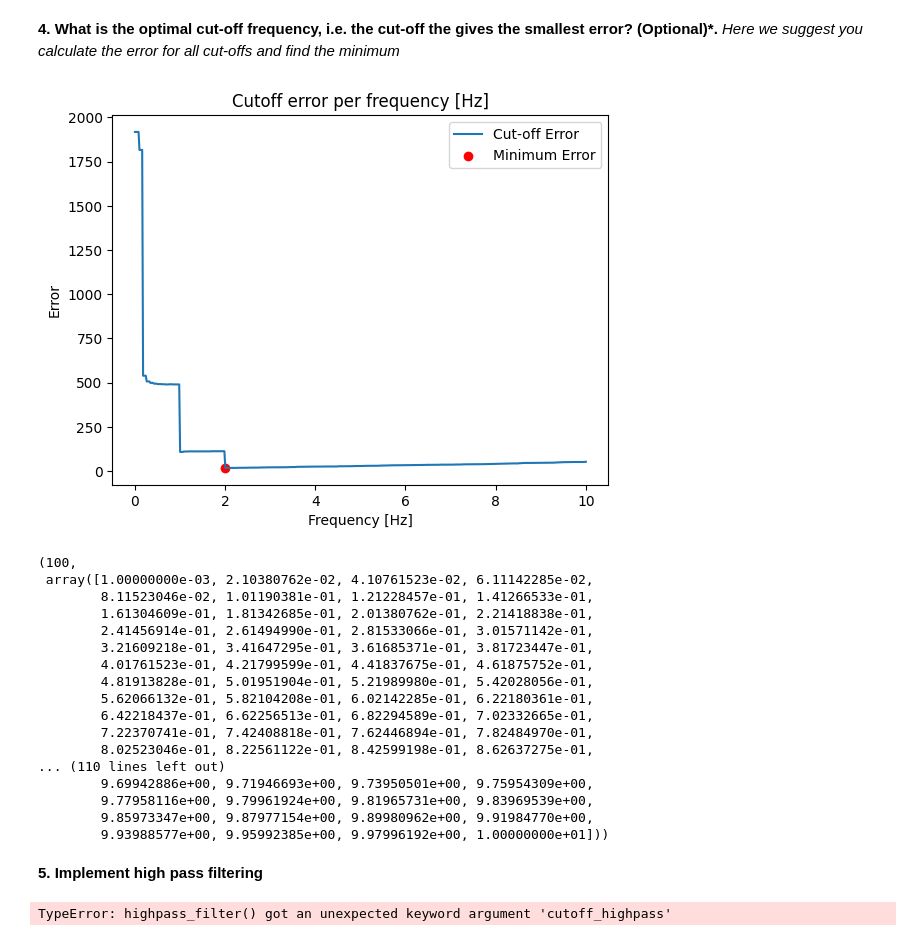
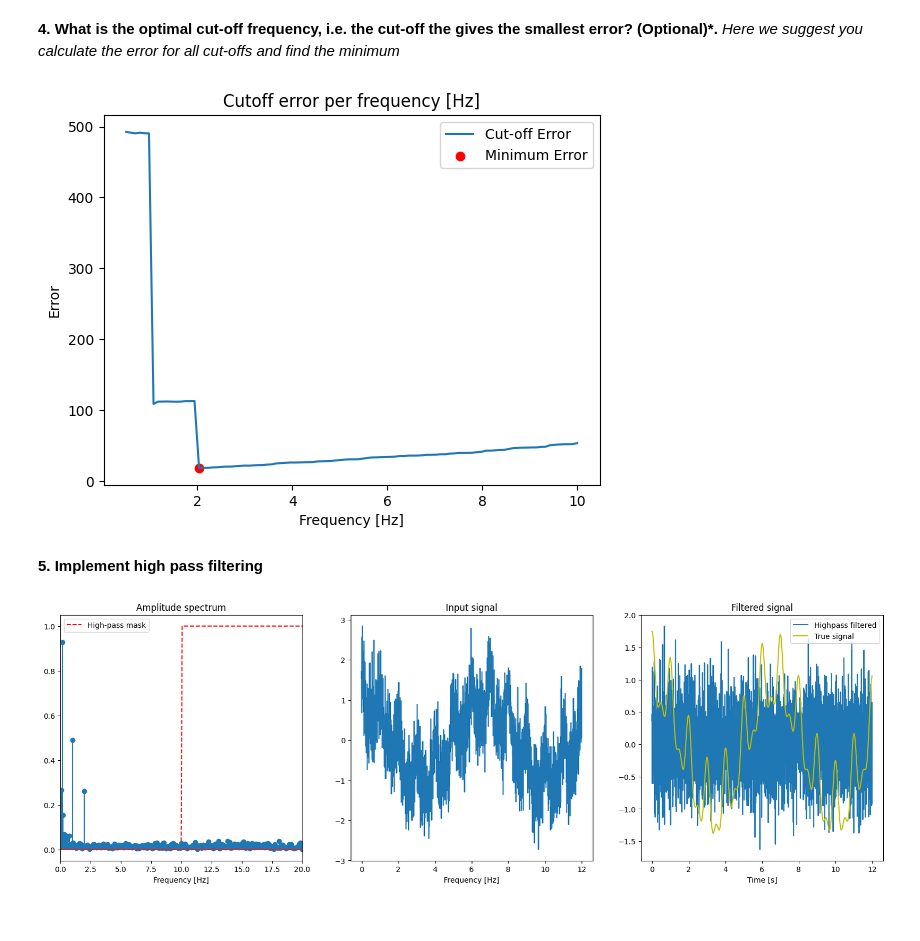
Before and after one commit to robinbraagaard/Signals-and-Data-Autumn-2024-student, a Jupyter notebook: week_4/ex_week_4.ipynb, the cells around one changed output. Cells and saved outputs as stored; diff of their text form; code cells hidden in the pictures.

```diff
--- a/week_4/ex_week_4.ipynb
+++ b/week_4/ex_week_4.ipynb
@@ -302,38 +302,21 @@ Error using filtered signal:    21.74
 *Here we suggest you calculate the error for all cut-offs and find the minimum*
 # %%
 errors = []
-cutoff_range = np.linspace(1e-3, 10, 500)
+cutoff_range = np.linspace(0.5, 10, 100)
 for cutoff in cutoff_range:
     _, y_lp_filtered = low_pass_filter(cutoff_lowpass=cutoff)
     accuracy = np.sum((f - y_lp_filtered) ** 2)
     errors.append(accuracy)
 
 plt.plot(cutoff_range, errors, label='Cut-off Error')
 plt.title('Cutoff error per frequency [Hz]')
 plt.xlabel('Frequency [Hz]')
 plt.ylabel('Error')
 plt.scatter(cutoff_range[np.argmin(errors)], np.min(errors), label='Minimum Error', color='r', )
 plt.legend()
 plt.show()
 # %% [output]
-[figure, old version]
+[figure, new version]
-(100,
- array([1.00000000e-03, 2.10380762e-02, 4.10761523e-02, 6.11142285e-02,
-        8.11523046e-02, 1.01190381e-01, 1.21228457e-01, 1.41266533e-01,
-        1.61304609e-01, 1.81342685e-01, 2.01380762e-01, 2.21418838e-01,
-        2.41456914e-01, 2.61494990e-01, 2.81533066e-01, 3.01571142e-01,
-        3.21609218e-01, 3.41647295e-01, 3.61685371e-01, 3.81723447e-01,
-        4.01761523e-01, 4.21799599e-01, 4.41837675e-01, 4.61875752e-01,
-        4.81913828e-01, 5.01951904e-01, 5.21989980e-01, 5.42028056e-01,
-        5.62066132e-01, 5.82104208e-01, 6.02142285e-01, 6.22180361e-01,
-        6.42218437e-01, 6.62256513e-01, 6.82294589e-01, 7.02332665e-01,
-        7.22370741e-01, 7.42408818e-01, 7.62446894e-01, 7.82484970e-01,
-        8.02523046e-01, 8.22561122e-01, 8.42599198e-01, 8.62637275e-01,
-... (110 lines left out)
-        9.69942886e+00, 9.71946693e+00, 9.73950501e+00, 9.75954309e+00,
-        9.77958116e+00, 9.79961924e+00, 9.81965731e+00, 9.83969539e+00,
-        9.85973347e+00, 9.87977154e+00, 9.89980962e+00, 9.91984770e+00,
-        9.93988577e+00, 9.95992385e+00, 9.97996192e+00, 1.00000000e+01]))
 # %% [markdown]
 **5. Implement high pass filtering**
 # %%
@@ -361,7 +344,7 @@ plt.plot(freqs, spec_highpass_mask, label='High-pass mask', color='r', linestyle
 plt.stem(freqs, compute_spectrum(y, V, scale=True))
 plt.xlabel('Frequency [Hz]')
 plt.legend()
-plt.xlim(0, 10)
+plt.xlim(0, 20)
 plt.title('Amplitude spectrum')
 
 plt.subplot(1, 3, 2)
@@ -372,9 +355,8 @@ plt.title('Input signal')
 plt.subplot(1, 3, 3)
 plt.plot(ts, y_hp, label='Highpass filtered')
 plt.plot(ts, f, 'y', label='True signal')
-#plt.plot(ts, y, 'b', label='Observations', alpha=0.2)
 plt.xlabel('Time [s]')
 plt.legend()
 plt.title('Filtered signal');
 # %% [output]
-TypeError: highpass_filter() got an unexpected keyword argument 'cutoff_highpass'
+[figure, added]
```
Also changed, not shown: parts of 1 cell of this notebook.
